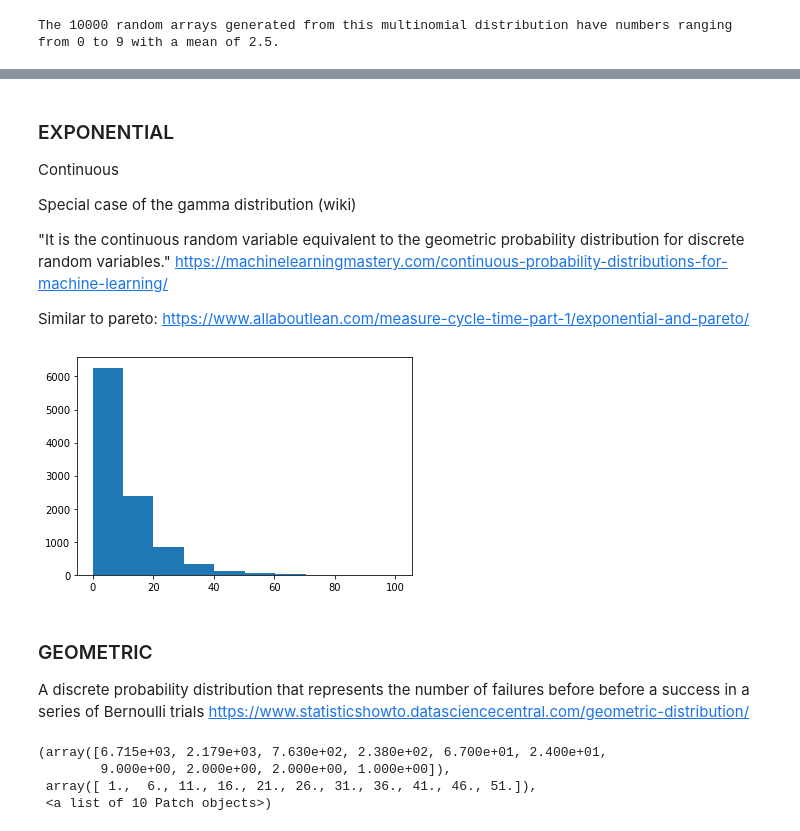
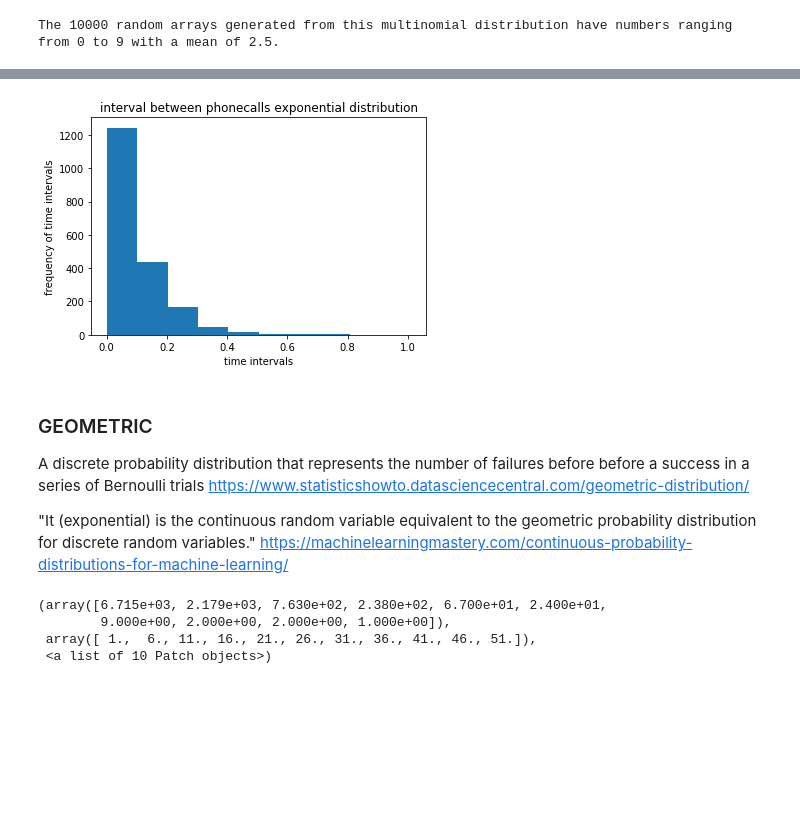
Before and after one commit to jennifer-ryan/numpy.random-project, a Jupyter notebook: numpy.random.ipynb, the cells around one changed output, grey strips where cells are left out. Saved outputs shown, nothing was run; the diff lists cells and outputs as text; code cells hidden in the pictures; blank space fills up the shorter version.

Commit message:
working on exponential

```diff
--- a/numpy.random.ipynb
+++ b/numpy.random.ipynb
@@ -864,24 +860,26 @@ plt.hist(x)
+# %%
+# Average time interval (1/λ).
+interval = 1/cph
+
+# Creating the array of random numbers.
+x = np.random.exponential(interval, size = year)
+
+# Plotting the distribution.
+plt.hist(x)
+plt.title("interval between phonecalls exponential distribution")
+plt.xlabel("time intervals")
+plt.ylabel("frequency of time intervals")
+plt.show()
+# %% [output]
+[figure, added]
 # %% [markdown]
-### EXPONENTIAL
+### GEOMETRIC
 
-Continuous
+A discrete probability distribution that represents the number of failures before before a success in a series of Bernoulli trials https://www.statisticshowto.datasciencecentral.com/geometric-distribution/
 
-Special case of the gamma distribution (wiki)
 
-"It is the continuous random variable equivalent to the geometric probability distribution for discrete random variables." https://machinelearningmastery.com/continuous-probability-distributions-for-machine-learning/
 
-Similar to pareto:
-https://www.allaboutlean.com/measure-cycle-time-part-1/exponential-and-pareto/
+"It (exponential) is the continuous random variable equivalent to the geometric probability distribution for discrete random variables." https://machinelearningmastery.com/continuous-probability-distributions-for-machine-learning/
-# %%
-x = np.random.exponential(10, size = 10000)
-plt.hist(x)
-plt.show()
-# %% [output]
-[figure, removed]
-# %% [markdown]
-### GEOMETRIC
-
-A discrete probability distribution that represents the number of failures before before a success in a series of Bernoulli trials https://www.statisticshowto.datasciencecentral.com/geometric-distribution/
 # %%
 x = np.random.geometric(0.2, size = 10000)
 plt.hist(x)
```
Also changed, not shown: parts of 11 cells of this notebook.
